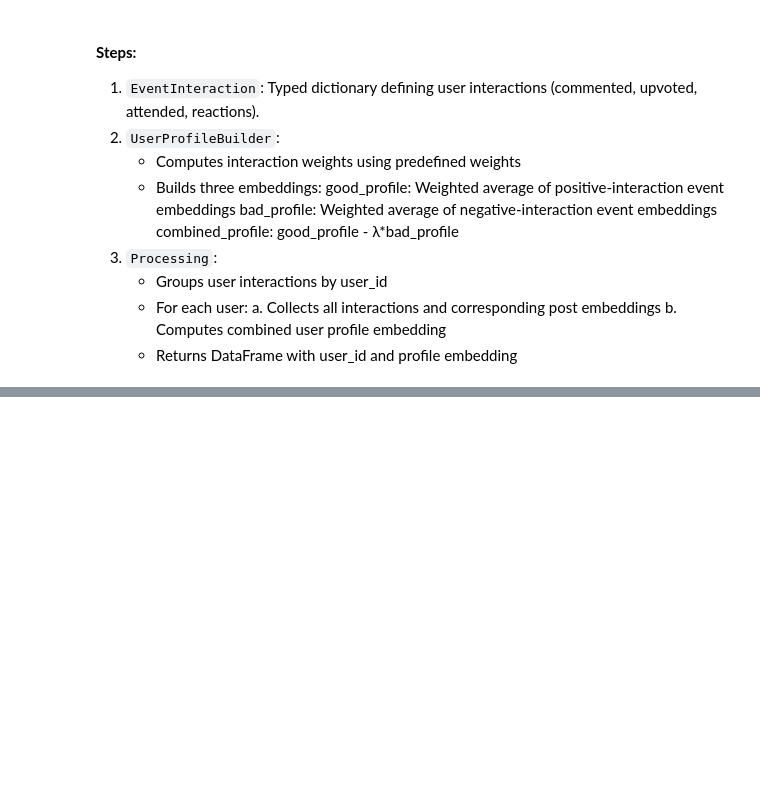
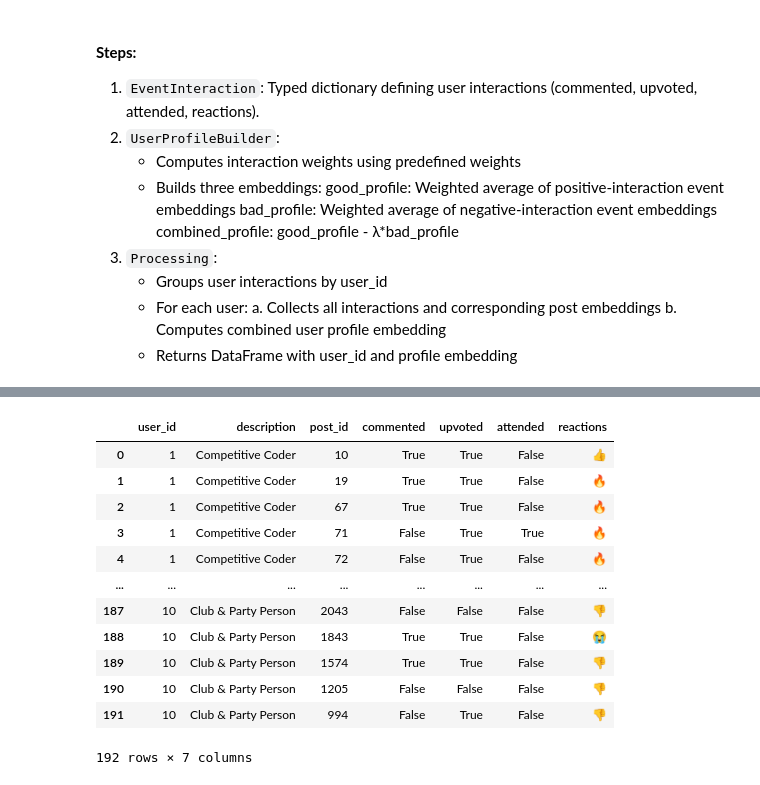
Before and after one commit to evops-sum25/evops-ml, a Jupyter notebook: notebooks/Recommendation_System/1_Recommendation_System.ipynb, the cells around one changed output, grey strips where cells are left out. Saved outputs shown, nothing was run; the diff lists cells and outputs as text; code cells hidden in the pictures; blank space fills up the shorter version.

```diff
--- a/notebooks/Recommendation_System/1_Recommendation_System.ipynb
+++ b/notebooks/Recommendation_System/1_Recommendation_System.ipynb
@@ -738,6 +784,22 @@ def get_recommendations(user_id: int, k: int = 5) -> List[int]:
     recommended_posts = unseen_posts.sort_values(by="score", ascending=False)
 
     return recommended_posts.head(k)["post_id"].tolist()
+# %%
+df_users
+# %% [output]
+|  | user_id | description | post_id | commented | upvoted | attended | reactions |
+| 0 | 1 | Competitive Coder | 10 | True | True | False | 👍 |
+| 1 | 1 | Competitive Coder | 19 | True | True | False | 🔥 |
+| 2 | 1 | Competitive Coder | 67 | True | True | False | 🔥 |
+| 3 | 1 | Competitive Coder | 71 | False | True | True | 🔥 |
+| 4 | 1 | Competitive Coder | 72 | False | True | False | 🔥 |
+| ... | ... | ... | ... | ... | ... | ... | ... |
+| 187 | 10 | Club & Party Person | 2043 | False | False | False | 👎 |
+| 188 | 10 | Club & Party Person | 1843 | True | True | False | 😭 |
+| 189 | 10 | Club & Party Person | 1574 | True | True | False | 👎 |
+| 190 | 10 | Club & Party Person | 1205 | False | False | False | 👎 |
+| 191 | 10 | Club & Party Person | 994 | False | True | False | 👎 |
+192 rows × 7 columns
 # %%
 for user_id in df_user_profiles["user_id"].unique():
     post_ids = get_recommendations(user_id=user_id, k=10)
```
Also changed, not shown: parts of 18 cells of this notebook.
